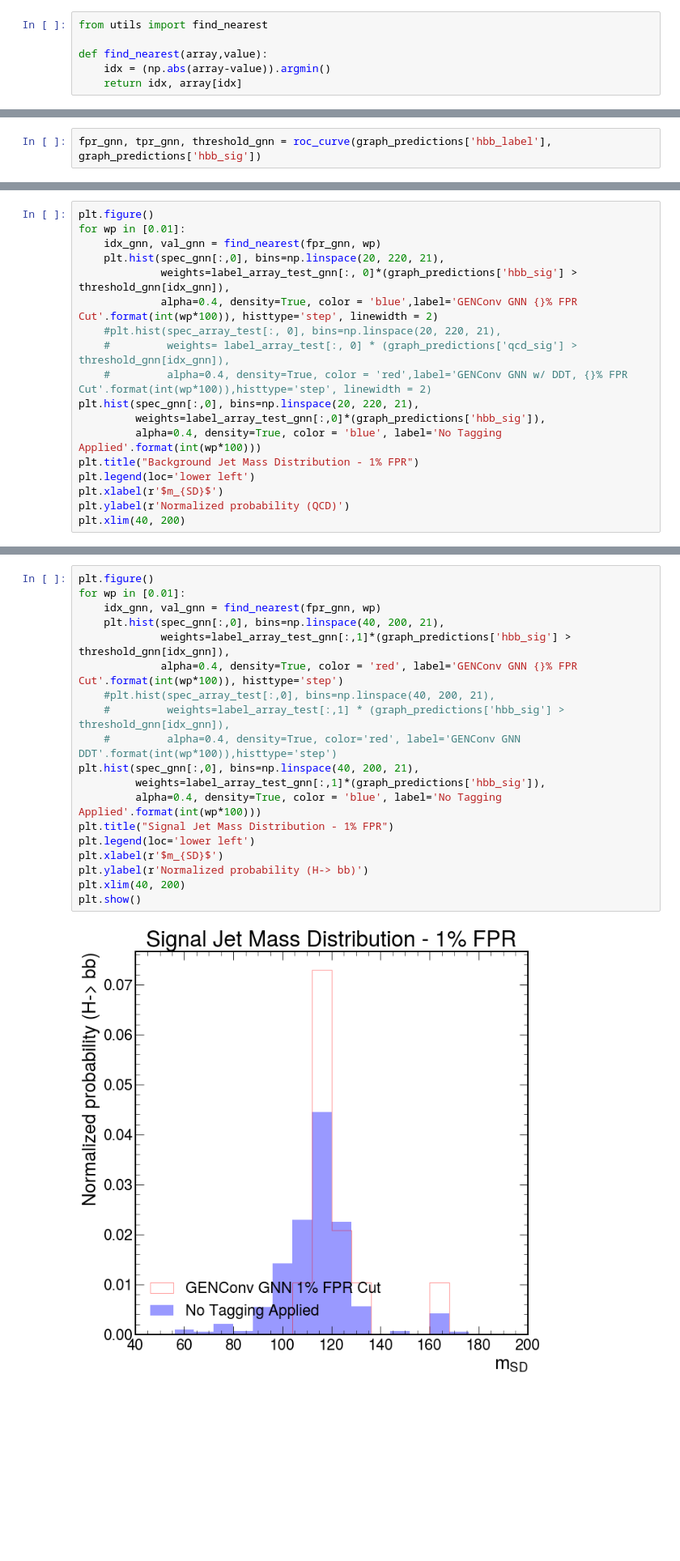
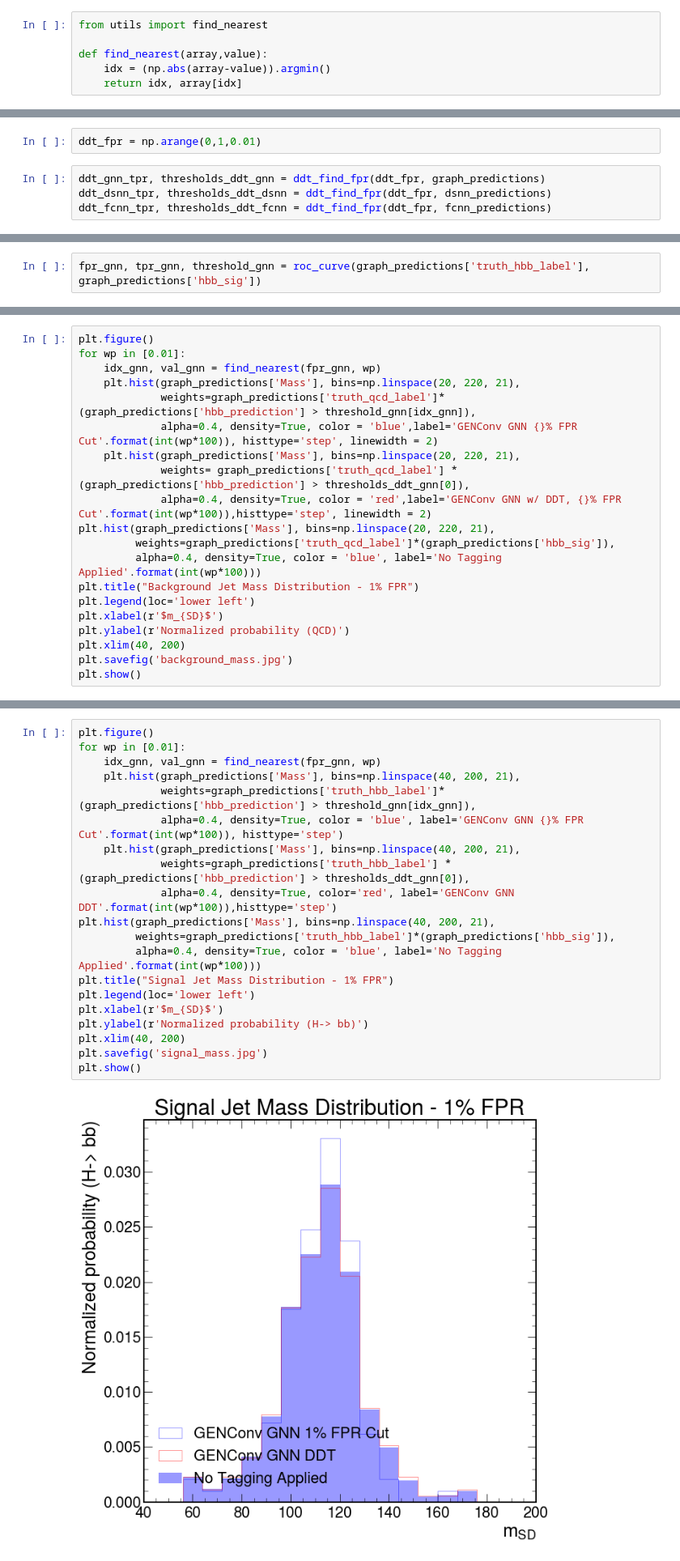
Before and after one commit to Bryan-Az/DSC-Capstone-Result-Replication, a Jupyter notebook: src/analysis/evaluation.ipynb, the cells around one changed output, grey strips where cells are left out. Shown at 81% size. Saved outputs shown, nothing was run; the diff lists cells and outputs as text; blank space fills up the shorter version.

Commit message:
finalized DDT procedure (have to correct threshold to be more smooth still). Printed figures

```diff
--- a/src/analysis/evaluation.ipynb
+++ b/src/analysis/evaluation.ipynb
@@ -219,2 +188,8 @@ Categories (10, interval[float64]): [(-0.0010305, 2.887] < (2.887, 5.857] < (5.8
+# %%
+ddt_fpr = np.arange(0,1,0.01)
+# %%
+ddt_gnn_tpr, thresholds_ddt_gnn = ddt_find_fpr(ddt_fpr, graph_predictions)
+ddt_dsnn_tpr, thresholds_ddt_dsnn = ddt_find_fpr(ddt_fpr, dsnn_predictions)
+ddt_fcnn_tpr, thresholds_ddt_fcnn = ddt_find_fpr(ddt_fpr, fcnn_predictions)
 # %%
 # plot curves
@@ -234,2 +237,2 @@ Categories (10, interval[float64]): [(-0.0010305, 2.887] < (2.887, 5.857] < (5.8
 # %%
-fpr_gnn, tpr_gnn, threshold_gnn = roc_curve(graph_predictions['hbb_label'], graph_predictions['hbb_sig'])
+fpr_gnn, tpr_gnn, threshold_gnn = roc_curve(graph_predictions['truth_hbb_label'], graph_predictions['hbb_sig'])
@@ -253,18 +240,20 @@ graph_predictions
 plt.figure()
 for wp in [0.01]:
     idx_gnn, val_gnn = find_nearest(fpr_gnn, wp)
-    plt.hist(spec_gnn[:,0], bins=np.linspace(20, 220, 21),
-             weights=label_array_test_gnn[:, 0]*(graph_predictions['hbb_sig'] > threshold_gnn[idx_gnn]),
+    plt.hist(graph_predictions['Mass'], bins=np.linspace(20, 220, 21),
+             weights=graph_predictions['truth_qcd_label']*(graph_predictions['hbb_prediction'] > threshold_gnn[idx_gnn]),
              alpha=0.4, density=True, color = 'blue',label='GENConv GNN {}% FPR Cut'.format(int(wp*100)), histtype='step', linewidth = 2)
-    #plt.hist(spec_array_test[:, 0], bins=np.linspace(20, 220, 21),
-    #         weights= label_array_test[:, 0] * (graph_predictions['qcd_sig'] > threshold_gnn[idx_gnn]),
-    #         alpha=0.4, density=True, color = 'red',label='GENConv GNN w/ DDT, {}% FPR Cut'.format(int(wp*100)),histtype='step', linewidth = 2)
-plt.hist(spec_gnn[:,0], bins=np.linspace(20, 220, 21),
-         weights=label_array_test_gnn[:,0]*(graph_predictions['hbb_sig']),
+    plt.hist(graph_predictions['Mass'], bins=np.linspace(20, 220, 21),
+             weights= graph_predictions['truth_qcd_label'] * (graph_predictions['hbb_prediction'] > thresholds_ddt_gnn[0]),
+             alpha=0.4, density=True, color = 'red',label='GENConv GNN w/ DDT, {}% FPR Cut'.format(int(wp*100)),histtype='step', linewidth = 2)
+plt.hist(graph_predictions['Mass'], bins=np.linspace(20, 220, 21),
+         weights=graph_predictions['truth_qcd_label']*(graph_predictions['hbb_sig']),
          alpha=0.4, density=True, color = 'blue', label='No Tagging Applied'.format(int(wp*100)))
 plt.title("Background Jet Mass Distribution - 1% FPR")
 plt.legend(loc='lower left')
 plt.xlabel(r'$m_{SD}$')
 plt.ylabel(r'Normalized probability (QCD)')
 plt.xlim(40, 200)
+plt.savefig('background_mass.jpg')
+plt.show()
 # %% [output]
@@ -273,21 +261,22 @@ plt.xlim(40, 200)
 # %%
 plt.figure()
 for wp in [0.01]:
     idx_gnn, val_gnn = find_nearest(fpr_gnn, wp)
-    plt.hist(spec_gnn[:,0], bins=np.linspace(40, 200, 21),
-             weights=label_array_test_gnn[:,1]*(graph_predictions['hbb_sig'] > threshold_gnn[idx_gnn]),
-             alpha=0.4, density=True, color = 'red', label='GENConv GNN {}% FPR Cut'.format(int(wp*100)), histtype='step')
-    #plt.hist(spec_array_test[:,0], bins=np.linspace(40, 200, 21),
-    #         weights=label_array_test[:,1] * (graph_predictions['hbb_sig'] > threshold_gnn[idx_gnn]),
-    #         alpha=0.4, density=True, color='red', label='GENConv GNN DDT'.format(int(wp*100)),histtype='step')
-plt.hist(spec_gnn[:,0], bins=np.linspace(40, 200, 21),
-         weights=label_array_test_gnn[:,1]*(graph_predictions['hbb_sig']),
+    plt.hist(graph_predictions['Mass'], bins=np.linspace(40, 200, 21),
+             weights=graph_predictions['truth_hbb_label']*(graph_predictions['hbb_prediction'] > threshold_gnn[idx_gnn]),
+             alpha=0.4, density=True, color = 'blue', label='GENConv GNN {}% FPR Cut'.format(int(wp*100)), histtype='step')
+    plt.hist(graph_predictions['Mass'], bins=np.linspace(40, 200, 21),
+             weights=graph_predictions['truth_hbb_label'] * (graph_predictions['hbb_prediction'] > thresholds_ddt_gnn[0]),
+             alpha=0.4, density=True, color='red', label='GENConv GNN DDT'.format(int(wp*100)),histtype='step')
+plt.hist(graph_predictions['Mass'], bins=np.linspace(40, 200, 21),
+         weights=graph_predictions['truth_hbb_label']*(graph_predictions['hbb_sig']),
          alpha=0.4, density=True, color = 'blue', label='No Tagging Applied'.format(int(wp*100)))
 plt.title("Signal Jet Mass Distribution - 1% FPR")
 plt.legend(loc='lower left')
 plt.xlabel(r'$m_{SD}$')
 plt.ylabel(r'Normalized probability (H-> bb)')
 plt.xlim(40, 200)
+plt.savefig('signal_mass.jpg')
 plt.show()
 # %% [output]
-[figure, old version]
+[figure, new version]
```
Also changed, not shown: parts of 27 cells of this notebook, 17 other files.
